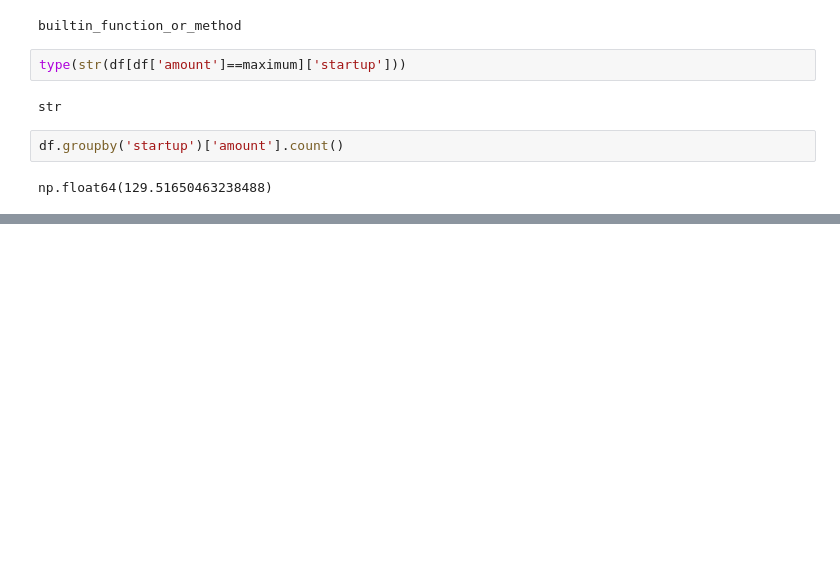
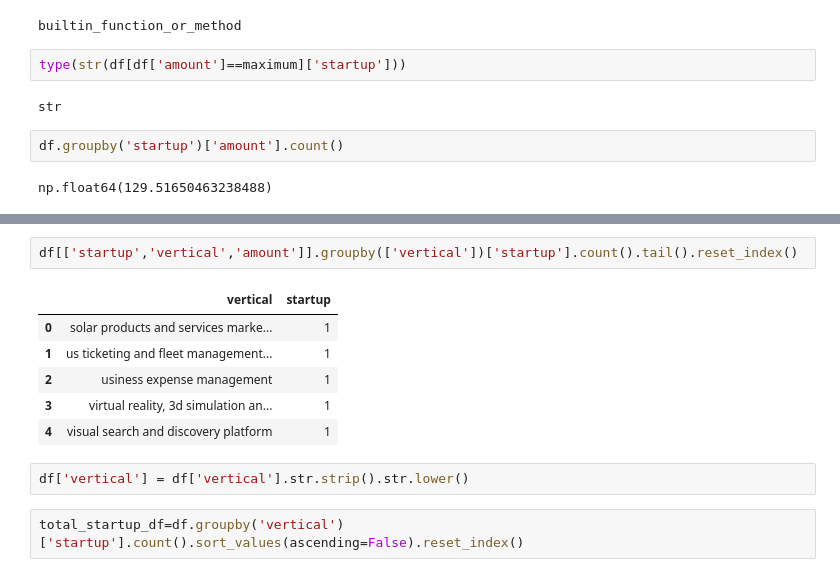
Before and after one commit to apoorvtechh/Startup_data_analyzer, a Jupyter notebook: clean.ipynb, the cells around one changed output, grey strips where cells are left out. Drawn from its saved outputs; the diff is of its cells as text; blank space fills up the shorter version.

```diff
--- a/clean.ipynb
+++ b/clean.ipynb
@@ -152,0 +197,13 @@ np.float64(129.51650463238488)
+# %%
+df[['startup','vertical','amount']].groupby(['vertical'])['startup'].count().tail().reset_index()
+# %% [output]
+|  | vertical | startup |
+| 0 | solar products and services marke... | 1 |
+| 1 | us ticketing and fleet management... | 1 |
+| 2 | usiness expense management | 1 |
+| 3 | virtual reality, 3d simulation an... | 1 |
+| 4 | visual search and discovery platform | 1 |
+# %%
+df['vertical'] = df['vertical'].str.strip().str.lower()
+# %%
+total_startup_df=df.groupby('vertical')['startup'].count().sort_values(ascending=False).reset_index()
```
Also changed, not shown: parts of 9 cells of this notebook, 1 other file.
